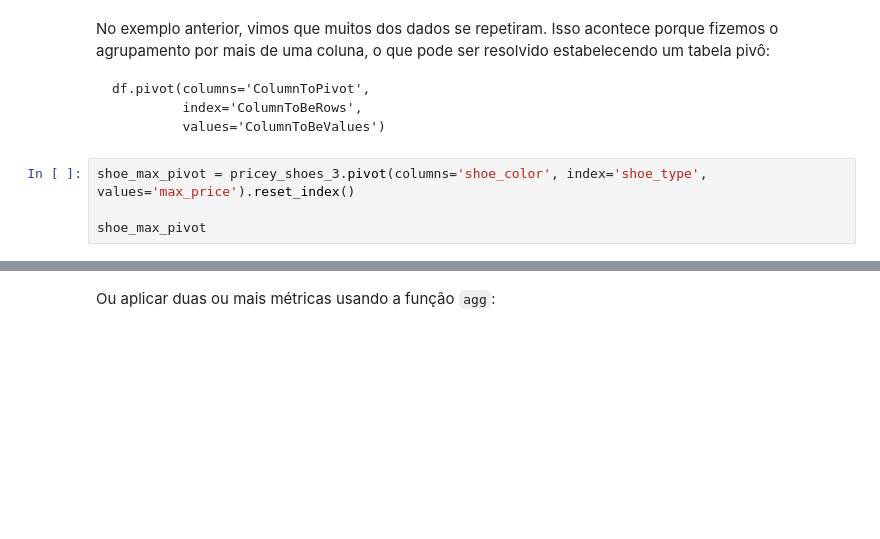
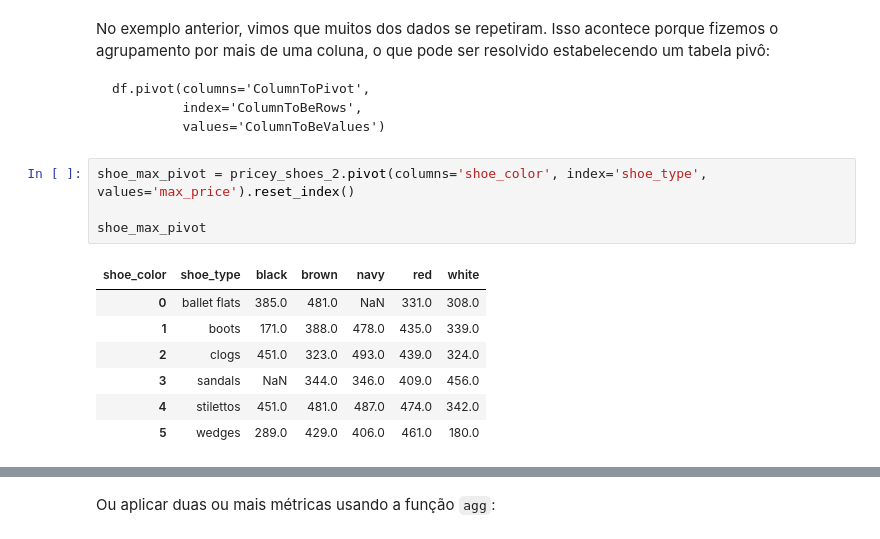
Before and after one commit to ramonbezerra/playground-python-data, a Jupyter notebook: 10_Pandas_II.ipynb, the cells around one changed output, grey strips where cells are left out. Cells and saved outputs as stored; diff of their text form; blank space fills up the shorter version.

````diff
--- a/10_Pandas_II.ipynb
+++ b/10_Pandas_II.ipynb
@@ -83,9 +181,17 @@ df.pivot(columns='ColumnToPivot',
          values='ColumnToBeValues')
 ```
 # %%
-shoe_max_pivot = pricey_shoes_3.pivot(columns='shoe_color', index='shoe_type', values='max_price').reset_index()
+shoe_max_pivot = pricey_shoes_2.pivot(columns='shoe_color', index='shoe_type', values='max_price').reset_index()
 
 shoe_max_pivot
+# %% [output]
+| shoe_color | shoe_type | black | brown | navy | red | white |
+| 0 | ballet flats | 385.0 | 481.0 | NaN | 331.0 | 308.0 |
+| 1 | boots | 171.0 | 388.0 | 478.0 | 435.0 | 339.0 |
+| 2 | clogs | 451.0 | 323.0 | 493.0 | 439.0 | 324.0 |
+| 3 | sandals | NaN | 344.0 | 346.0 | 409.0 | 456.0 |
+| 4 | stilettos | 451.0 | 481.0 | 487.0 | 474.0 | 342.0 |
+| 5 | wedges | 289.0 | 429.0 | 406.0 | 461.0 | 180.0 |
 # %%
 shoe_counts_pivot = shoe_counts.pivot(columns='shoe_color', index='shoe_type', values='count').reset_index()
 
````
Also changed, not shown: parts of 39 cells of this notebook.
